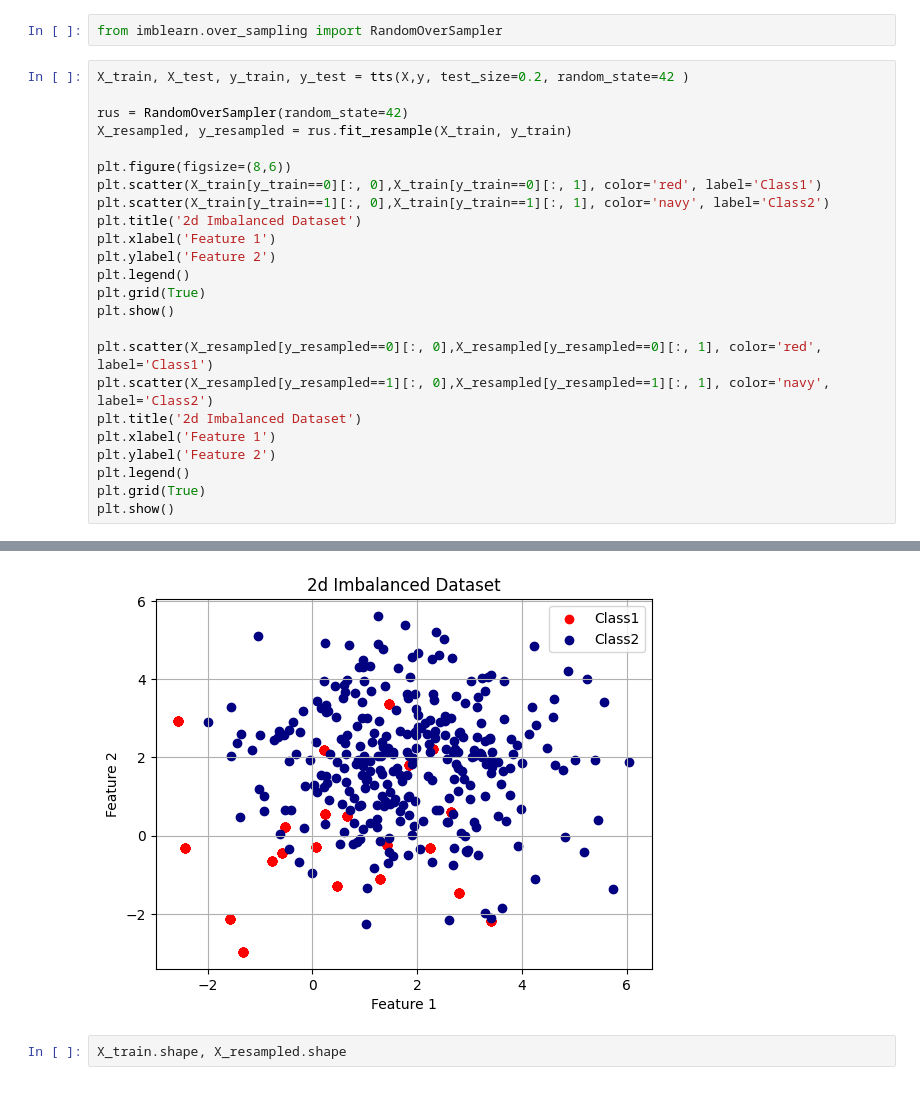
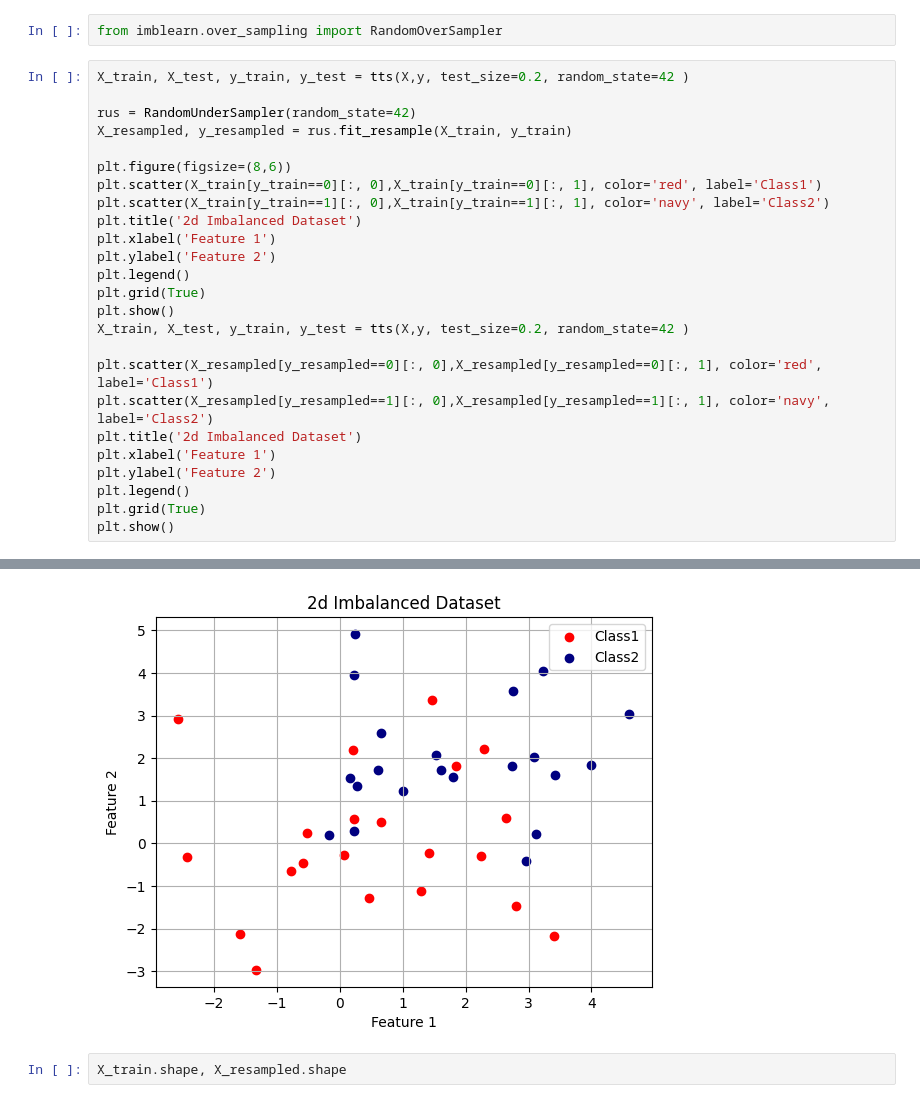
Before and after one commit to rudratailor1836/Machine-Learning, a Jupyter notebook: Imbalanced-Data/imbalanced-data.ipynb, the cells around one changed output, grey strips where cells are left out. Cells and saved outputs as stored; diff of their text form.

```diff
--- a/Imbalanced-Data/imbalanced-data.ipynb
+++ b/Imbalanced-Data/imbalanced-data.ipynb
@@ -227,30 +227,31 @@ from imblearn.over_sampling import RandomOverSampler
 # %%
 X_train, X_test, y_train, y_test = tts(X,y, test_size=0.2, random_state=42 )
 
-rus = RandomOverSampler(random_state=42)
+rus = RandomUnderSampler(random_state=42)
 X_resampled, y_resampled = rus.fit_resample(X_train, y_train)
 
 plt.figure(figsize=(8,6))
 plt.scatter(X_train[y_train==0][:, 0],X_train[y_train==0][:, 1], color='red', label='Class1')
 plt.scatter(X_train[y_train==1][:, 0],X_train[y_train==1][:, 1], color='navy', label='Class2')
 plt.title('2d Imbalanced Dataset')
 plt.xlabel('Feature 1')
 plt.ylabel('Feature 2')
 plt.legend()
 plt.grid(True)
 plt.show()
+X_train, X_test, y_train, y_test = tts(X,y, test_size=0.2, random_state=42 )
 
 plt.scatter(X_resampled[y_resampled==0][:, 0],X_resampled[y_resampled==0][:, 1], color='red', label='Class1')
 plt.scatter(X_resampled[y_resampled==1][:, 0],X_resampled[y_resampled==1][:, 1], color='navy', label='Class2')
 plt.title('2d Imbalanced Dataset')
 plt.xlabel('Feature 1')
 plt.ylabel('Feature 2')
 plt.legend()
 plt.grid(True)
 plt.show()
 # %% [output]
 [figure]
-[figure, old version]
+[figure, new version]
 # %%
 X_train.shape, X_resampled.shape
 # %% [output]
```
Also changed, not shown: 2 other files.
